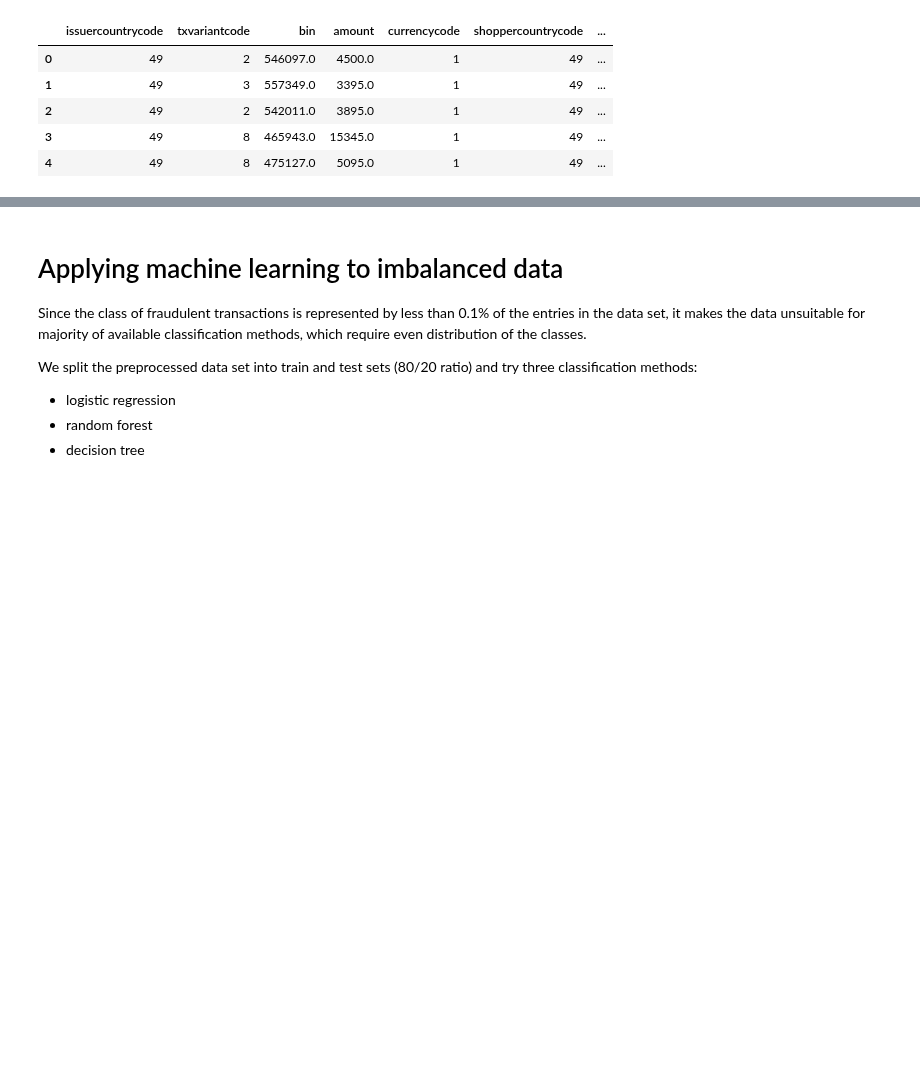
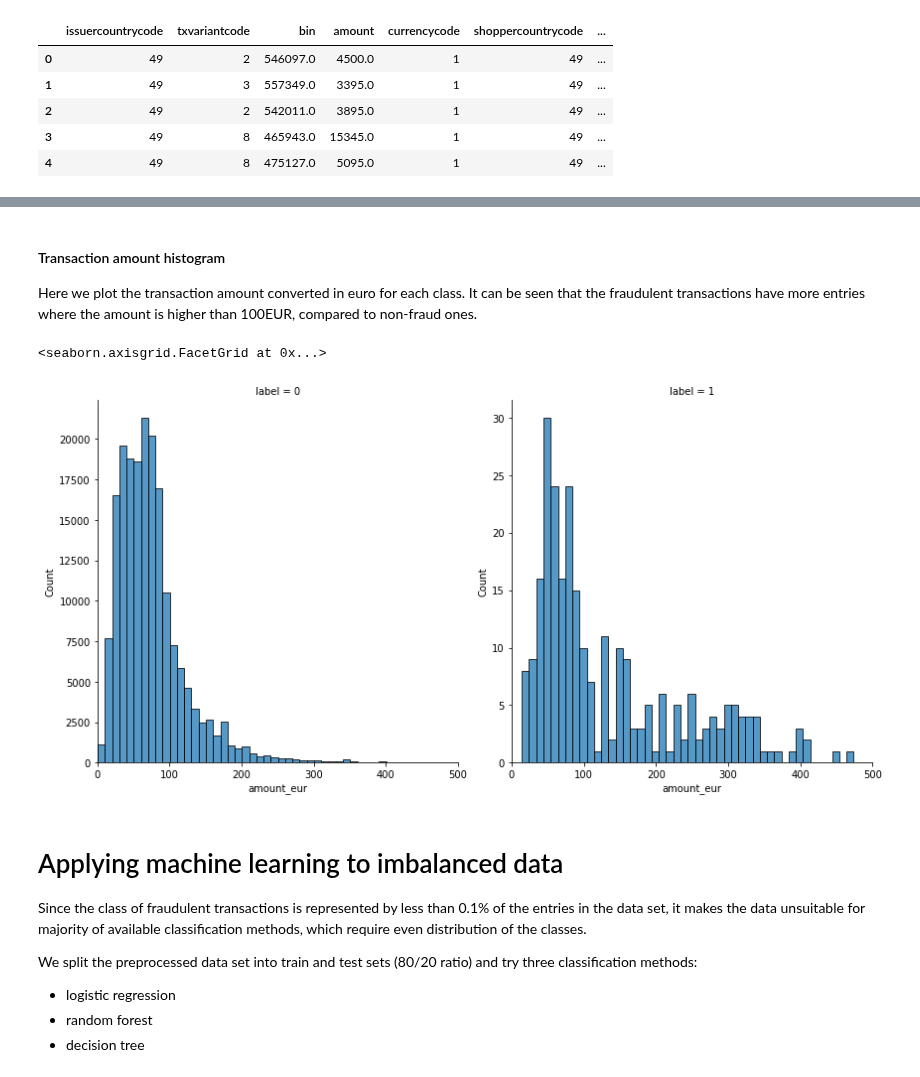
Before and after one commit to kponichtera/cs4035-cda, a Jupyter notebook: jupyter/lab1.ipynb, the cells around one changed output, grey strips where cells are left out. Drawn from its saved outputs; the diff is of its cells as text; code cells hidden in the pictures; blank space fills up the shorter version.

```diff
--- a/jupyter/lab1.ipynb
+++ b/jupyter/lab1.ipynb
@@ -177,0 +179,10 @@ TODO
+# %%
+# process the dataset for visualization, then split into fraud and non_fraud
+df_vis = pd.read_csv("data/train_data.csv")
+df_vis.loc[df_vis['issuercountrycode'].isna(), 'issuercountrycode'] = 'ZZ'
+df_vis.loc[df_vis['shoppercountrycode'].isna(), 'shoppercountrycode'] = 'ZZ'
+df_vis.loc[df_vis['txvariantcode'].isna(), 'txvariantcode'] = 'ZZ'
+df_vis['amount_eur'] = df_vis.apply(lambda x: currency_to_eur(x), axis=1)
+
+df_fraud = df_vis[df_vis['label'] == 1]
+df_non_fraud = df_vis[df_vis['label'] == 0]
@@ -178,3 +209,15 @@ TODO
+# %% [markdown]
+#### Transaction amount histogram
+
+Here we plot the transaction amount converted in euro for each class.
+It can be seen that the fraudulent transactions have more entries where the amount is higher than 100EUR, compared to non-fraud ones.
+# %%
+g = sns.FacetGrid(df_vis, col='label', height=6, sharey=False)
+g.set(xlim=(0, 500))
+g.map_dataframe(sns.histplot, x="amount_eur", binwidth=10)
+# %% [output]
+<seaborn.axisgrid.FacetGrid at 0x...>
+[figure, added]
 # %% [markdown]
 # Applying machine learning to imbalanced data
 
```
Also changed, not shown: parts of 28 cells of this notebook.
